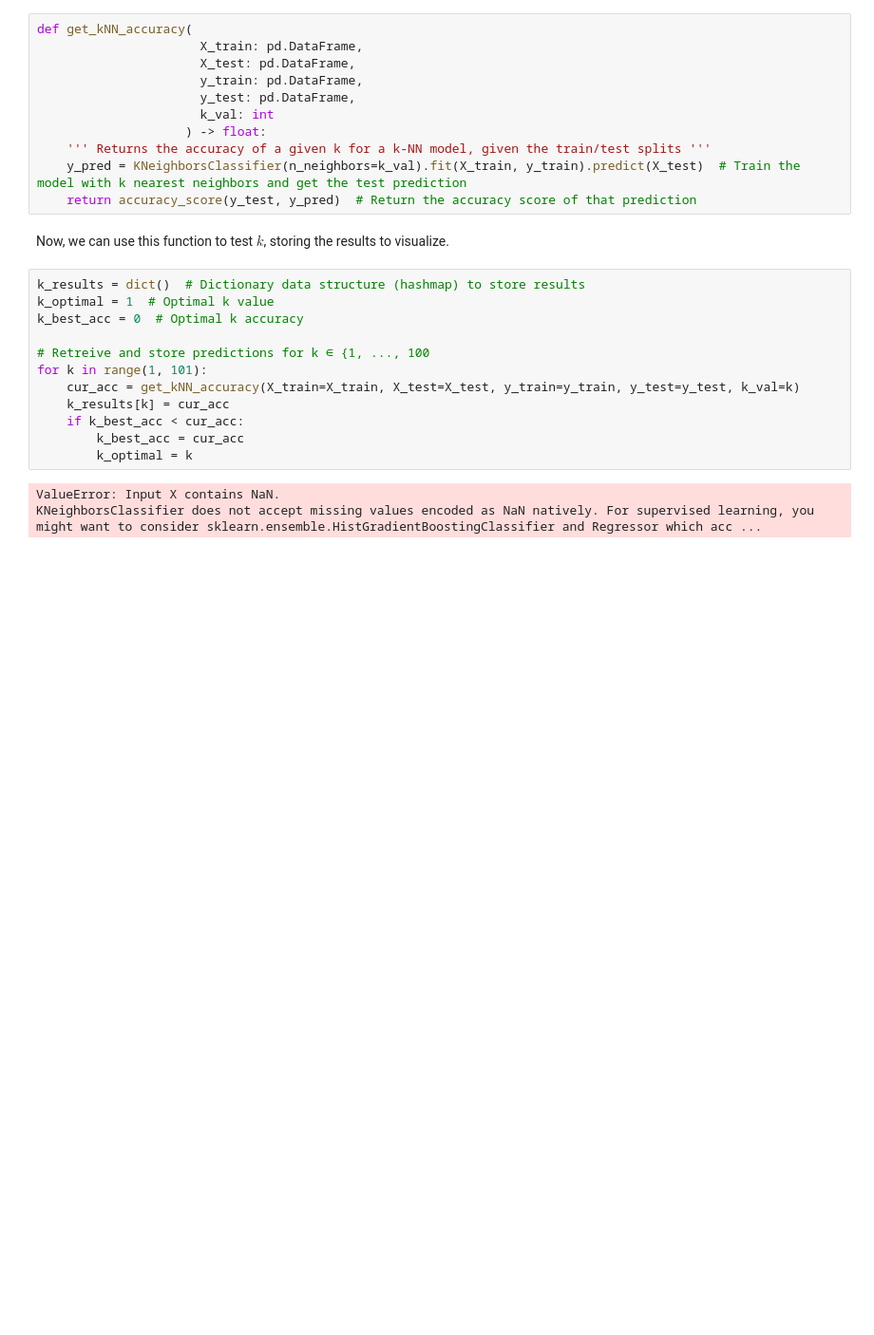
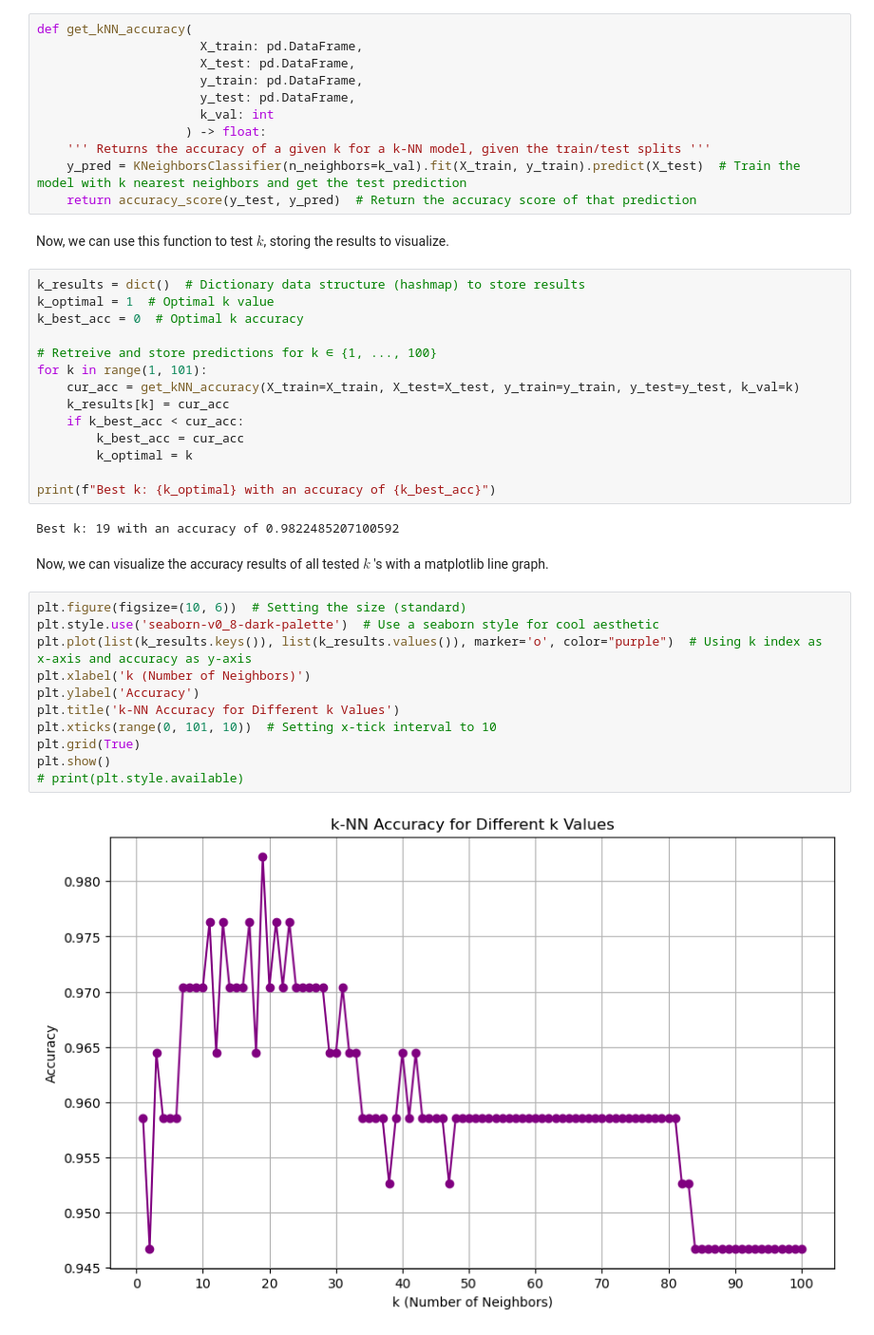
Before and after one commit to Jairik/Data-Science-Fundementals, a Jupyter notebook: HW2/HW2-JJ-McCauley.ipynb, the cells around one changed output. Shown: that part at 95% size. Saved outputs shown, nothing was run; the diff lists cells and outputs as text; blank space fills up the shorter version.

```diff
--- a/HW2/HW2-JJ-McCauley.ipynb
+++ b/HW2/HW2-JJ-McCauley.ipynb
@@ -224,13 +246,29 @@ k_results = dict()  # Dictionary data structure (hashmap) to store results
 k_optimal = 1  # Optimal k value
 k_best_acc = 0  # Optimal k accuracy
 
-# Retreive and store predictions for k ∈ {1, ..., 100
+# Retreive and store predictions for k ∈ {1, ..., 100}
 for k in range(1, 101):
     cur_acc = get_kNN_accuracy(X_train=X_train, X_test=X_test, y_train=y_train, y_test=y_test, k_val=k)
     k_results[k] = cur_acc
     if k_best_acc < cur_acc:
         k_best_acc = cur_acc
         k_optimal = k
+
+print(f"Best k: {k_optimal} with an accuracy of {k_best_acc}")
 # %% [output]
-ValueError: Input X contains NaN.
-KNeighborsClassifier does not accept missing values encoded as NaN natively. For supervised learning, you might want to consider sklearn.ensemble.HistGradientBoostingClassifier and Regressor which acc ...
+Best k: 19 with an accuracy of 0.9822485207100592
+# %% [markdown]
+Now, we can visualize the accuracy results of all tested $k$ 's with a matplotlib line graph.
+# %%
+plt.figure(figsize=(10, 6))  # Setting the size (standard)
+plt.style.use('seaborn-v0_8-dark-palette')  # Use a seaborn style for cool aesthetic
+plt.plot(list(k_results.keys()), list(k_results.values()), marker='o', color="purple")  # Using k index as x-axis and accuracy as y-axis
+plt.xlabel('k (Number of Neighbors)')
+plt.ylabel('Accuracy')
+plt.title('k-NN Accuracy for Different k Values')
+plt.xticks(range(0, 101, 10))  # Setting x-tick interval to 10
+plt.grid(True)
+plt.show()
+# print(plt.style.available)
+# %% [output]
+[figure, added]
```
Also changed, not shown: parts of 21 cells of this notebook.
